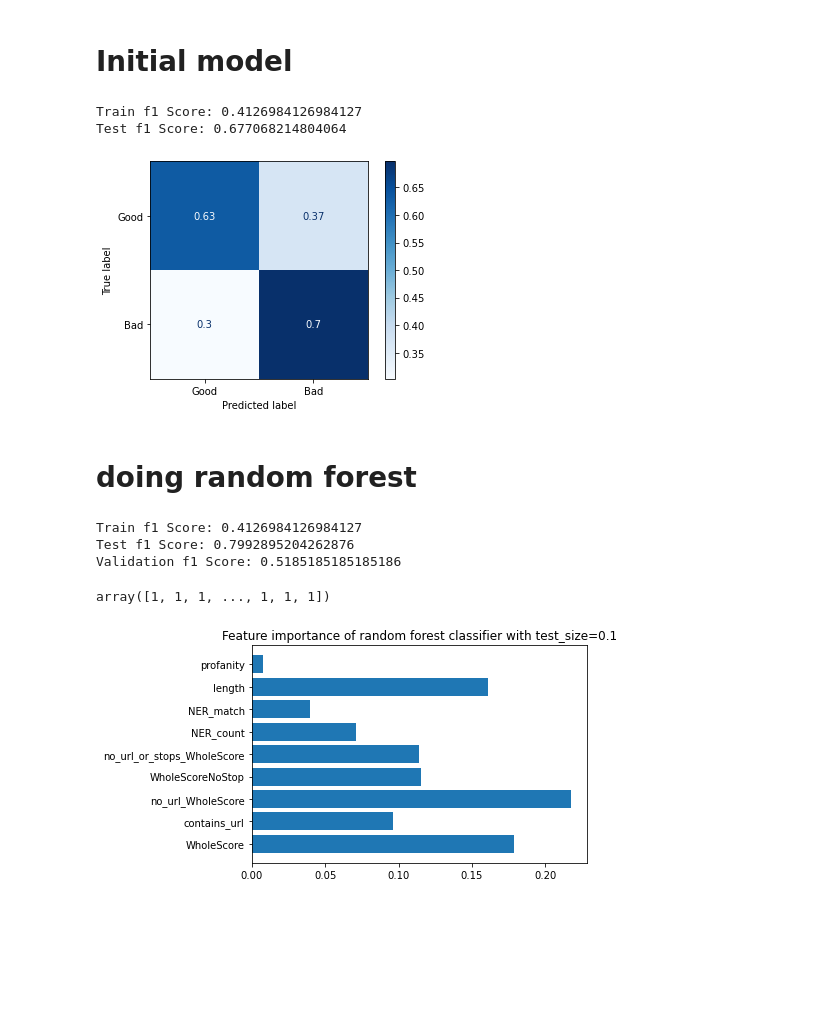
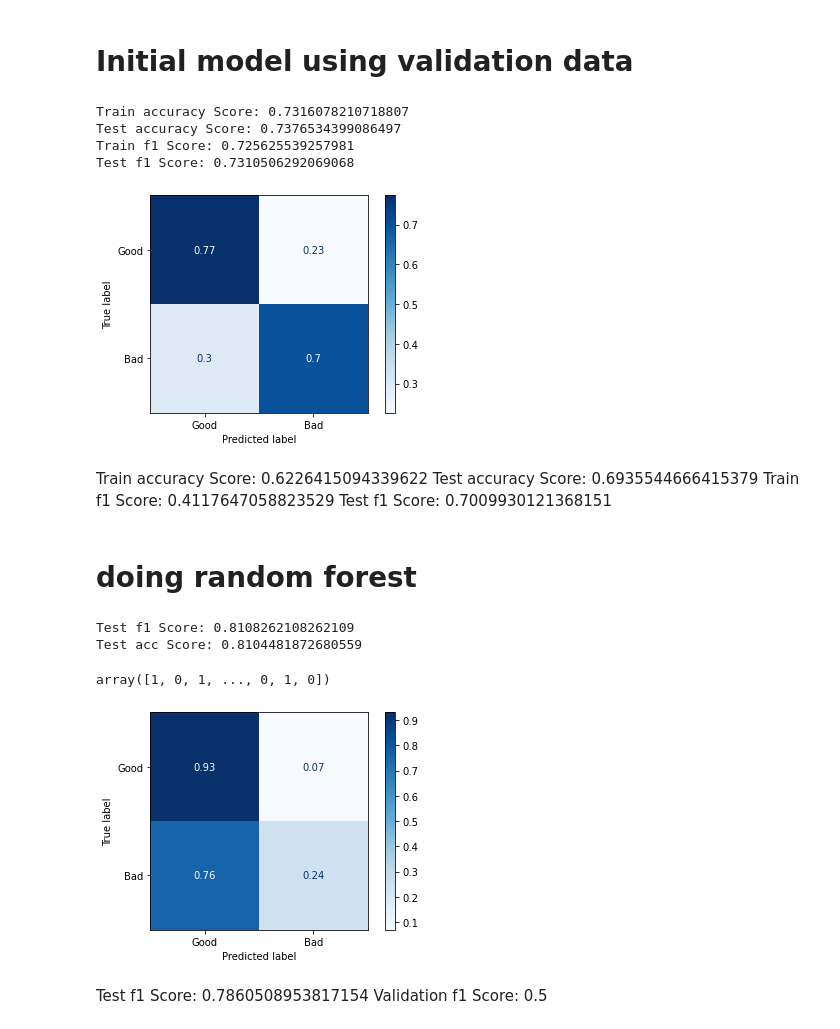
Before and after one commit to mcatalano26/cmps-cap, a Jupyter notebook: update machine.ipynb, the cells around one changed output. Saved outputs shown, nothing was run; the diff lists cells and outputs as text; code cells hidden in the pictures; blank space fills up the shorter version.

Commit message:
investigating random forest

```diff
--- a/update machine.ipynb
+++ b/update machine.ipynb
@@ -68,24 +98,35 @@ plt.ylabel('Count');
 # %% [markdown]
-# Initial model
+# Initial model using validation data
 # %%
 clf = LogisticRegression(max_iter=1000)
 
-clf.fit(x_train, y_train)
+clf.fit(X_train, y_train)
 
-y_hat_test = clf.predict(x_test)
-y_hat_train = clf.predict(x_train)
+y_hat_test = clf.predict(X_test)
+y_hat_train = clf.predict(X_train)
 
+train_acc = accuracy_score(y_train, y_hat_train)
+test_acc = accuracy_score(y_test, y_hat_test)
 train_f1 = f1_score(y_train, y_hat_train)
 test_f1 = f1_score(y_test, y_hat_test)
 
+print(f"Train accuracy Score: {train_acc}")
+print(f"Test accuracy Score: {test_acc}")
 print(f"Train f1 Score: {train_f1}")
 print(f"Test f1 Score: {test_f1}")
 
-plot_confusion_matrix(clf, x_test, y_test, cmap='Blues', normalize='true',
+plot_confusion_matrix(clf, X_test, y_test, cmap='Blues', normalize='true',
                      display_labels=['Good', 'Bad']);
 # %% [output]
-Train f1 Score: 0.4126984126984127
-Test f1 Score: 0.677068214804064
+Train accuracy Score: 0.7316078210718807
+Test accuracy Score: 0.7376534399086497
+Train f1 Score: 0.725625539257981
+Test f1 Score: 0.7310506292069068
-[figure, old version]
+[figure, new version]
+# %% [markdown]
+Train accuracy Score: 0.6226415094339622
+Test accuracy Score: 0.6935544666415379
+Train f1 Score: 0.4117647058823529
+Test f1 Score: 0.7009930121368151
 # %% [markdown]
 # doing random forest
@@ -103,65 +135,67 @@ from sklearn.ensemble import RandomForestClassifier
 #Random Forest Classifier
 def random_forest_class_func(valid_df, prior_df, feature_list, target_name, test_size, estimators):
     #set up training and testing split
-    valid_train = valid_df.sample(frac = 1 - test_size)
-    prior_train = prior_df.sample(frac = 1 - test_size)
+    valid_X = valid_df[features]
 
-    valid_test = valid_df.drop(valid_train.index)
-    prior_test = prior_df.drop(prior_train.index)
+    prior_X = prior_df[features]
 
-    train = valid_train.append(prior_train, ignore_index = True)
-    test = valid_test.append(prior_test, ignore_index = True)
+    valid_y = valid_df['Label']
 
-    X_train = train[feature_list]
-    y_train = train[target_name]
+    prior_y = prior_df['Label']
 
-    X_test = test[feature_list]
-    y_test = test[target_name]
+    valid_X_train, valid_X_test, valid_y_train, valid_y_test = train_test_split(valid_X, valid_y, test_size = 0.33, random_state=random.randint(0, 1000))
+    prior_X_train, prior_X_test, prior_y_train, prior_y_test = train_test_split(prior_X, prior_y, test_size = 0.33, random_state=random.randint(0, 1000))
 
-    valid_X_train = valid_train[feature_list]
-    valid_y_train = valid_train[target_name]
+    X_train = valid_X_train.append(prior_X_train, ignore_index = True)
+    y_train = valid_y_train.append(prior_y_train, ignore_index = True)
 
-    valid_X_test = valid_test[feature_list]
-    valid_y_test = valid_test[target_name]
+    X_test = valid_X_test.append(prior_X_test, ignore_index = True)
+    y_test = valid_y_test.append(prior_y_test, ignore_index = True)
 
     #fit ridge classifier to x and y training set
     clf = RandomForestClassifier(n_estimators = estimators).fit(X_train, y_train)
 
     importances = clf.feature_importances_
 
     #Predict with ridge classifier on x and y testing set
     y_val = clf.predict(X_test)
 
     y_hat_test = clf.predict(X_test)
     y_hat_train = clf.predict(X_train)
 
 
 
     clf = RandomForestClassifier(n_estimators = estimators).fit(valid_X_train, valid_y_train)
     valid_y_hat_test = clf.predict(valid_X_test)
 
     #report the correct percentage of predictions
     test_f1 = f1_score(y_test, y_hat_test)
+    test_acc = accuracy_score(y_test,y_hat_test)
 
     valid_f1 = f1_score(valid_y_test, valid_y_hat_test)
     print(f"Test f1 Score: {test_f1}")
-    print(f"Validation f1 Score: {valid_f1}")
+    print(f"Test acc Score: {test_acc}")
+    #print(f"Validation f1 Score: {valid_f1}")
 
-    #plot_confusion_matrix(clf, X_test, y_test, cmap='Blues', normalize='true',
-     #                display_labels=['Good', 'Bad']);
+    plot_confusion_matrix(clf, X_test, y_test, cmap='Blues', normalize='true',
+                     display_labels=['Good', 'Bad']);
 
-    plt.barh(feature_list, importances)
-    plt.title('Feature importance of random forest classifier with test_size=' + str(test_size))
+    #plt.barh(feature_list, importances)
+    #plt.title('Feature importance of random forest classifier with test_size=' + str(test_size))
 
     return y_val
 
 features = ['WholeScore', 'contains_url','no_url_WholeScore',  'WholeScoreNoStop',
-                   'no_url_or_stops_WholeScore', 'NER_count', 'NER_match', 'length', 'profanity']
+            'no_url_or_stops_WholeScore', 'NER_count', 'NER_match', 'length', 'profanity',
+            'WordScore', 'adjWordScore', 'no_url_WordScore', 'WordScoreNoStop',
+            'no_url_or_stops_WordScore']
 test = random_forest_class_func(validation_comments, prior_comments, features, 'Label', 0.1, 1000)
 test
 # %% [output]
-Train f1 Score: 0.4126984126984127
-Test f1 Score: 0.7992895204262876
-Validation f1 Score: 0.5185185185185186
+Test f1 Score: 0.8108262108262109
+Test acc Score: 0.8104481872680559
-array([1, 1, 1, ..., 1, 1, 1])
+array([1, 0, 1, ..., 0, 1, 0])
-[figure, old version]
+[figure, new version]
+# %% [markdown]
+Test f1 Score: 0.7860508953817154
+Validation f1 Score: 0.5
```
Also changed, not shown: parts of 11 cells of this notebook.
